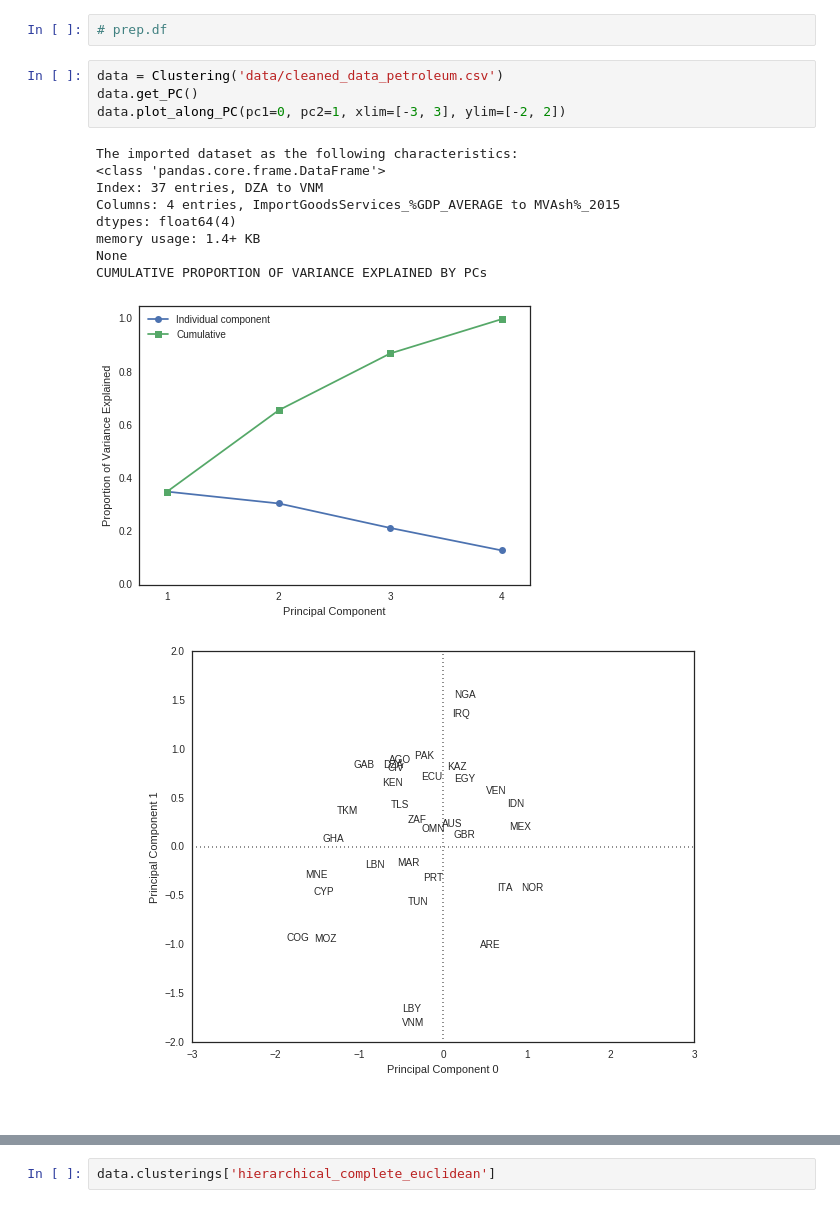
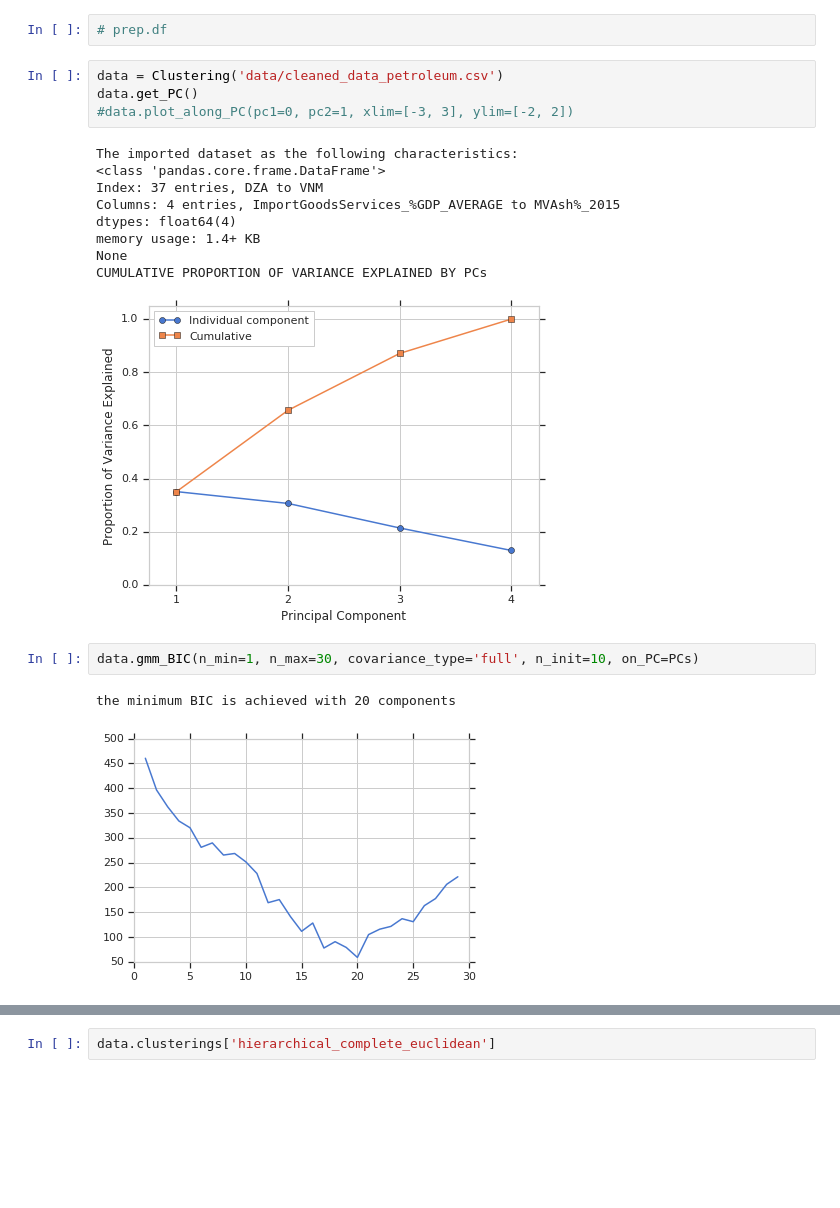
Before and after one commit to WolfLo/clustering-economies, a Jupyter notebook: petroleum.ipynb, the cells around one changed output, grey strips where cells are left out. Drawn from its saved outputs; the diff is of its cells as text; blank space fills up the shorter version.

```diff
--- a/petroleum.ipynb
+++ b/petroleum.ipynb
@@ -63,7 +68,7 @@ Imputing row 1/37 with 0 missing, elapsed time: 0.003
 # %%
 data = Clustering('data/cleaned_data_petroleum.csv')
 data.get_PC()
-data.plot_along_PC(pc1=0, pc2=1, xlim=[-3, 3], ylim=[-2, 2])
+#data.plot_along_PC(pc1=0, pc2=1, xlim=[-3, 3], ylim=[-2, 2])
 # %% [output]
 The imported dataset as the following characteristics:
 <class 'pandas.core.frame.DataFrame'>
@@ -73,6 +78,10 @@ dtypes: float64(4)
 memory usage: 1.4+ KB
 None
 CUMULATIVE PROPORTION OF VARIANCE EXPLAINED BY PCs
-[figure, old version]
+[figure, new version]
-[figure, removed]
+# %%
+data.gmm_BIC(n_min=1, n_max=30, covariance_type='full', n_init=10, on_PC=PCs)
+# %% [output]
+the minimum BIC is achieved with 20 components
+[figure, added]
 # %%
```
Also changed, not shown: parts of 10 cells of this notebook, 1 other file.
